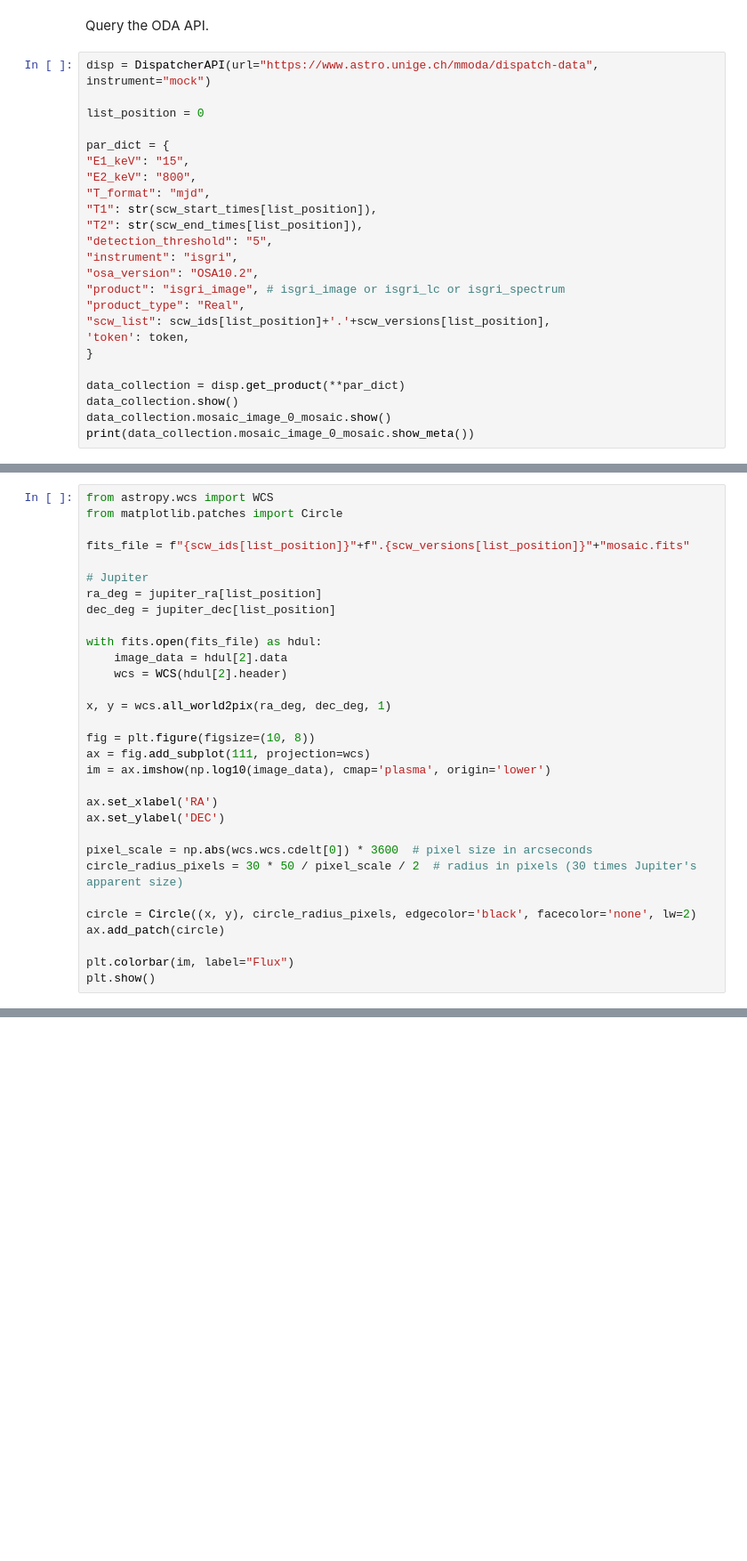
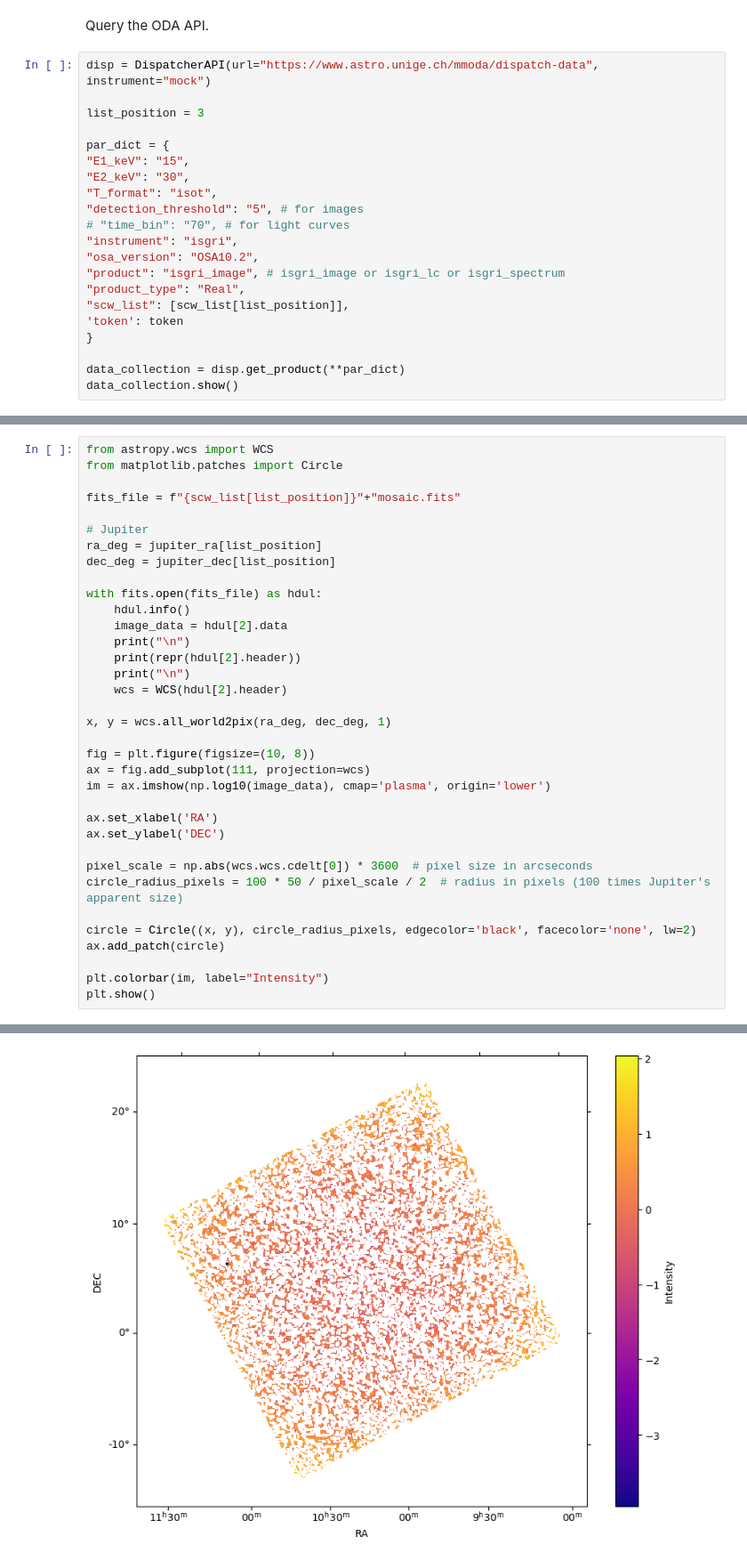
Before and after one commit to interstellxr/jupiter-xray-analysis, a Jupyter notebook: scwanalysis.ipynb, the cells around one changed output, grey strips where cells are left out. Shown at 89% size. Cells and saved outputs as stored; diff of their text form; blank space fills up the shorter version.

```diff
--- a/scwanalysis.ipynb
+++ b/scwanalysis.ipynb
@@ -60,27 +53,24 @@ Query the ODA API.
 # %%
 disp = DispatcherAPI(url="https://www.astro.unige.ch/mmoda/dispatch-data", instrument="mock")
 
-list_position = 0
+list_position = 3
 
 par_dict = {
 "E1_keV": "15",
-"E2_keV": "800",
-"T_format": "mjd",
-"T1": str(scw_start_times[list_position]),
-"T2": str(scw_end_times[list_position]),
-"detection_threshold": "5",
+"E2_keV": "30",
+"T_format": "isot",
+"detection_threshold": "5", # for images
+# "time_bin": "70", # for light curves
 "instrument": "isgri",
 "osa_version": "OSA10.2",
 "product": "isgri_image", # isgri_image or isgri_lc or isgri_spectrum
 "product_type": "Real",
-"scw_list": scw_ids[list_position]+'.'+scw_versions[list_position],
-'token': token,
+"scw_list": [scw_list[list_position]],
+'token': token
 }
 
 data_collection = disp.get_product(**par_dict)
 data_collection.show()
-data_collection.mosaic_image_0_mosaic.show()
-print(data_collection.mosaic_image_0_mosaic.show_meta())
 # %% [output]
 found token in TokenLocation.FILE_CUR_DIR your token payload: {
     "email": "hucklethums@icloud.com",
@@ -111,14 +156,18 @@ NameError: name 'data_collection' is not defined
 from astropy.wcs import WCS
 from matplotlib.patches import Circle
 
-fits_file = f"{scw_ids[list_position]}"+f".{scw_versions[list_position]}"+"mosaic.fits"
+fits_file = f"{scw_list[list_position]}"+"mosaic.fits"
 
 # Jupiter
 ra_deg = jupiter_ra[list_position]
 dec_deg = jupiter_dec[list_position]
 
 with fits.open(fits_file) as hdul:
+    hdul.info()
     image_data = hdul[2].data
+    print("\n")
+    print(repr(hdul[2].header))
+    print("\n")
     wcs = WCS(hdul[2].header)
 
 x, y = wcs.all_world2pix(ra_deg, dec_deg, 1)
@@ -131,10 +180,11 @@ ax.set_xlabel('RA')
 ax.set_ylabel('DEC')
 
 pixel_scale = np.abs(wcs.wcs.cdelt[0]) * 3600  # pixel size in arcseconds
-circle_radius_pixels = 30 * 50 / pixel_scale / 2  # radius in pixels (30 times Jupiter's apparent size)
+circle_radius_pixels = 100 * 50 / pixel_scale / 2  # radius in pixels (100 times Jupiter's apparent size)
 
 circle = Circle((x, y), circle_radius_pixels, edgecolor='black', facecolor='none', lw=2)
 ax.add_patch(circle)
 
-plt.colorbar(im, label="Flux")
+plt.colorbar(im, label="Intensity")
 plt.show()
+# %% [output]
@@ -140,0 +213 @@ plt.show()
+[figure, added]
```
Also changed, not shown: parts of 16 cells of this notebook, 2 other files.
